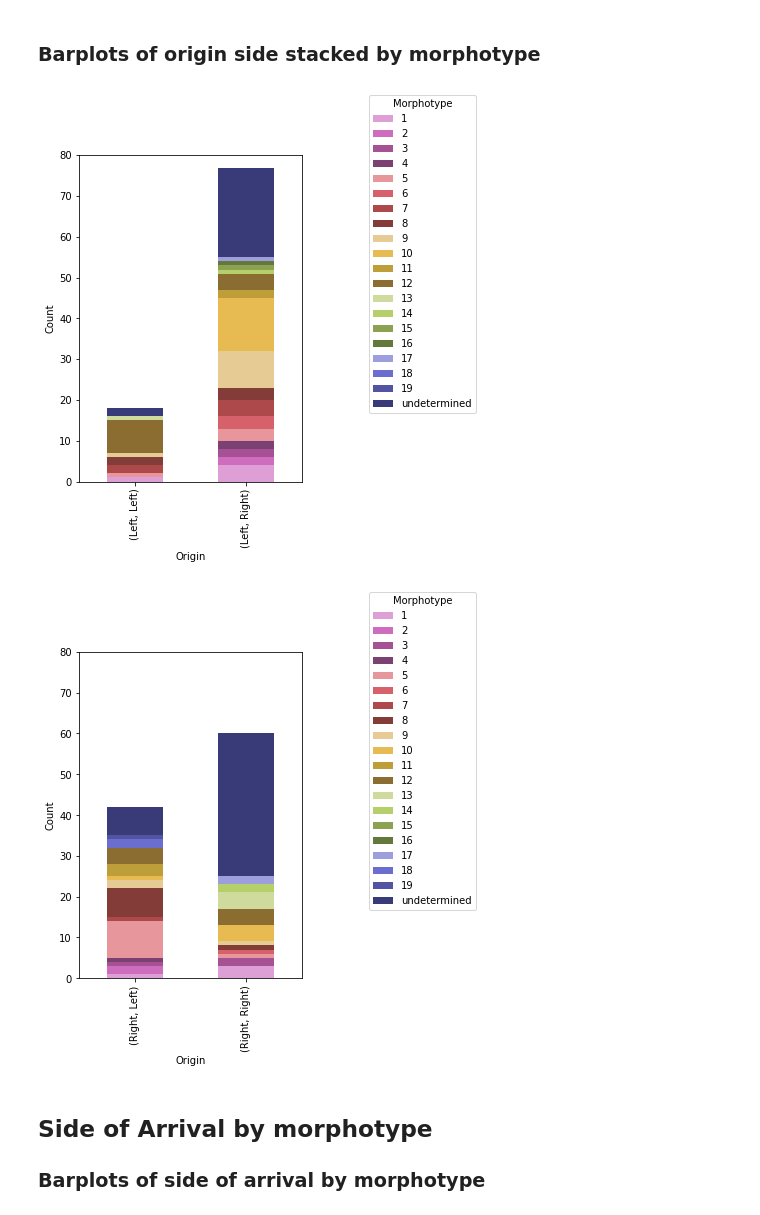
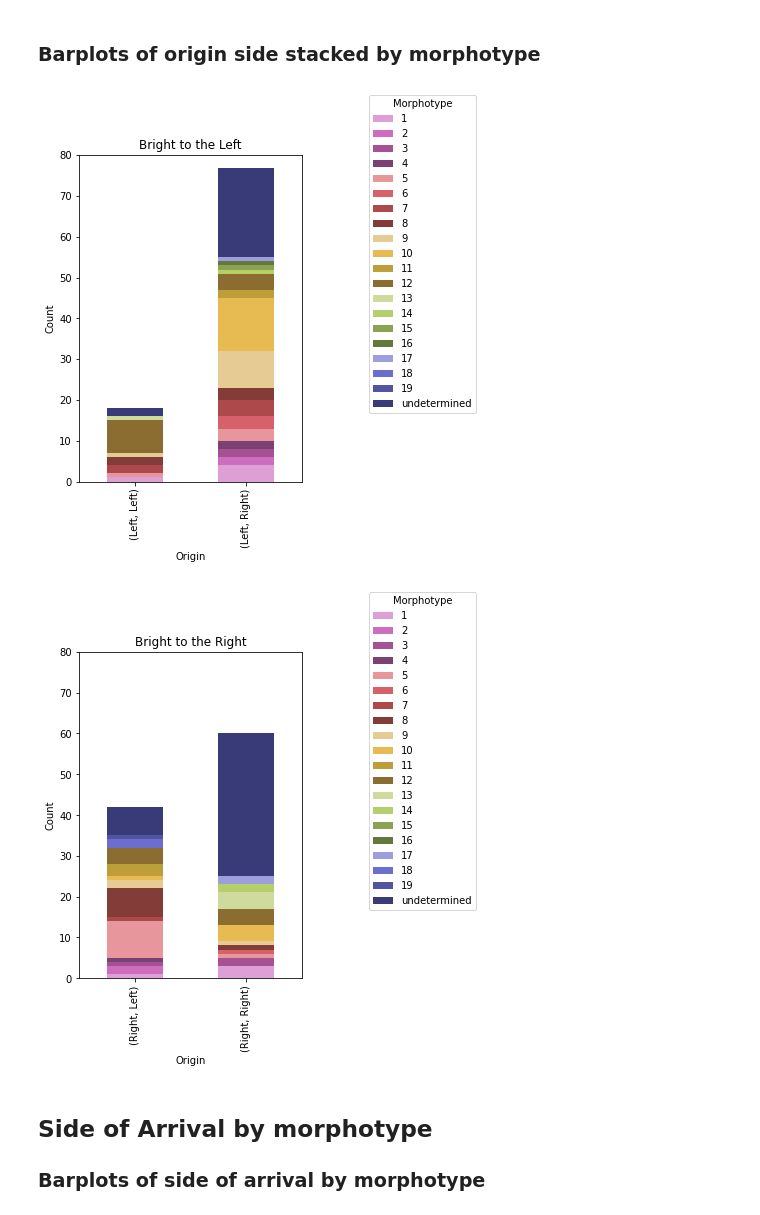
Before and after one commit to eborsi/finch_brightness_project, a Jupyter notebook: analysis/morph data visualisation.ipynb, the cells around one changed output. Cells and saved outputs as stored; diff of their text form; code cells hidden in the pictures.

Commit message:
uploaded jupyter notebook to visualise the data by morphotype

```diff
--- a/analysis/morph data visualisation.ipynb
+++ b/analysis/morph data visualisation.ipynb
@@ -14,8 +14,7 @@ import seaborn as sns
 ## Load the morphotype classification data
 # %%
 # Load the morphotype classification data
-df = pd.read_excel("frames_ID_complete.xlsx", sheet_name='renumbered')
-#df = pd.read_excel("morphotype_classification_data.xlsx", sheet_name='complete')
+df = pd.read_excel("morphotype_classification_data.xlsx", sheet_name='complete')
 
 # create a new column to assign the category to the corresponding brightness condition (treatment)
 df['Brightness'] = df['Category'].copy()
@@ -205,30 +206,31 @@ plt.show()
 # %% [markdown]
 ### Barplots of origin side stacked by morphotype
 # %%
+treatments = ['Left','Right']
 sub_df = df[df['Origin'].isin(['Left','Right'])]
-sub_df = sub_df[sub_df['Category'].isin(treatments)]
+sub_df = sub_df[sub_df['Brightness'].isin(treatments)]
 
-arr_df = sub_df.groupby(['Category', 'Origin', 'Morph']).size().unstack(level=2)
+arr_df = sub_df.groupby(['Brightness', 'Origin', 'Morph']).size().unstack(level=2)
 
 colormap = 'tab20b_r'#'tab20c'
 
-g = arr_df.groupby('Category').plot(kind = 'bar',
+g = arr_df.groupby('Brightness').plot(kind = 'bar',
                                      xlabel='Origin',
                                      ylabel='Count',
                                      colormap=colormap,
                                      stacked=True,
                                      figsize=(4,6),
                                      ylim=[0,80],
                                      legend=True)
 # iterate through the axes
 for i, ax in enumerate(g):
     ax.legend(title='Morphotype', loc='upper right', bbox_to_anchor=(1.8,1.2))
-    ax.set_title(treatments[i])
+    ax.set_title("Bright to the "+treatments[i])
     ax.figure.savefig('morph_barplots_by_Origin-'+treatments[i]+'.png', bbox_inches='tight', transparent=True, dpi=400)
     #print('morph_barplots_by_arrival-'+treatments[i]+'.png')
 # %% [output]
-[figure, old version]
+[figure, new version]
-[figure, old version]
+[figure, new version]
 # %% [markdown]
 ## Side of Arrival by morphotype
 
```
Also changed, not shown: parts of 3 cells of this notebook.
